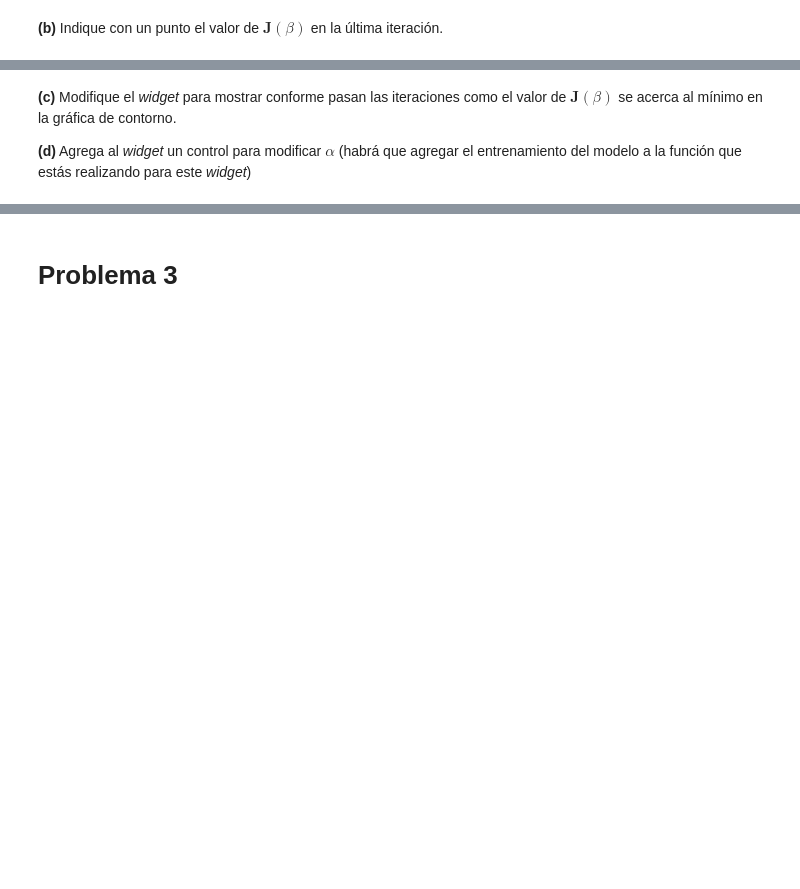
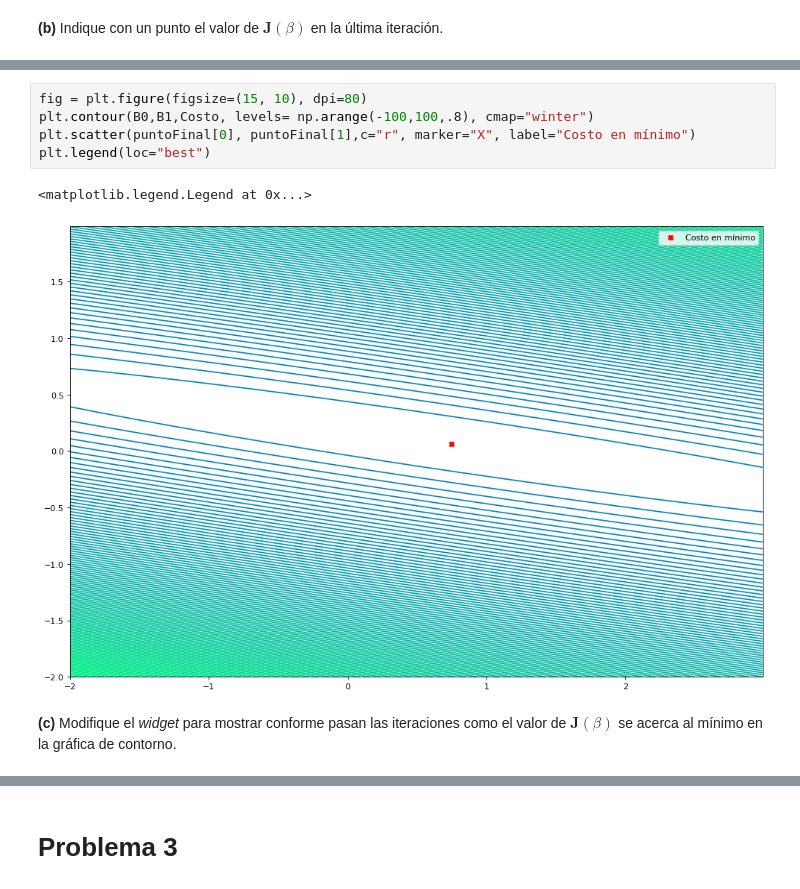
Before and after one commit to jesusigarmor/Matematicas-computacionales-fall2020, a Jupyter notebook: alumnos/FerLango/Tareas/Tarea-Regresion-lineal/tareas.ipynb, the cells around one changed output, grey strips where cells are left out. Saved outputs shown, nothing was run; the diff lists cells and outputs as text; blank space fills up the shorter version.

```diff
--- a/alumnos/FerLango/Tareas/Tarea-Regresion-lineal/tareas.ipynb
+++ b/alumnos/FerLango/Tareas/Tarea-Regresion-lineal/tareas.ipynb
@@ -245,6 +262,10 @@ ax.plot_trisurf(beta0, beta1, costo,
+# %%
+fig = plt.figure(figsize=(15, 10), dpi=80)
+plt.contour(B0,B1,Costo, levels= np.arange(-100,100,.8), cmap="winter")
+plt.scatter(puntoFinal[0], puntoFinal[1],c="r", marker="X", label="Costo en mínimo")
+plt.legend(loc="best")
+# %% [output]
+<matplotlib.legend.Legend at 0x...>
+[figure, added]
 # %% [markdown]
-
-
 **(c)** Modifique el _widget_ para mostrar conforme pasan las iteraciones como el valor de $\textbf{J}(\beta)$ se acerca al mínimo en la gráfica de contorno.
-
-**(d)** Agrega al _widget_ un control para modificar $\alpha$ (habrá que agregar el entrenamiento del modelo a la función que estás realizando para este _widget_)
```
Also changed, not shown: parts of 12 cells of this notebook.
